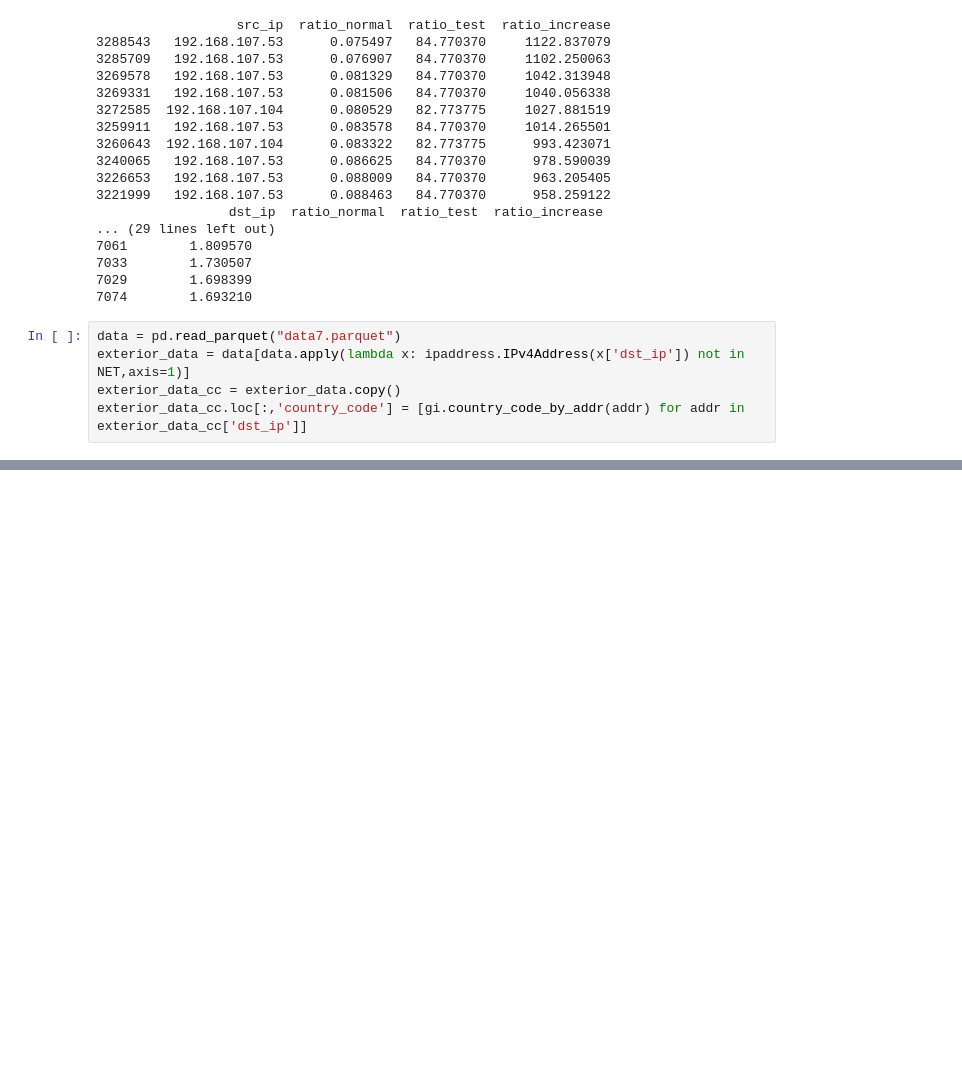
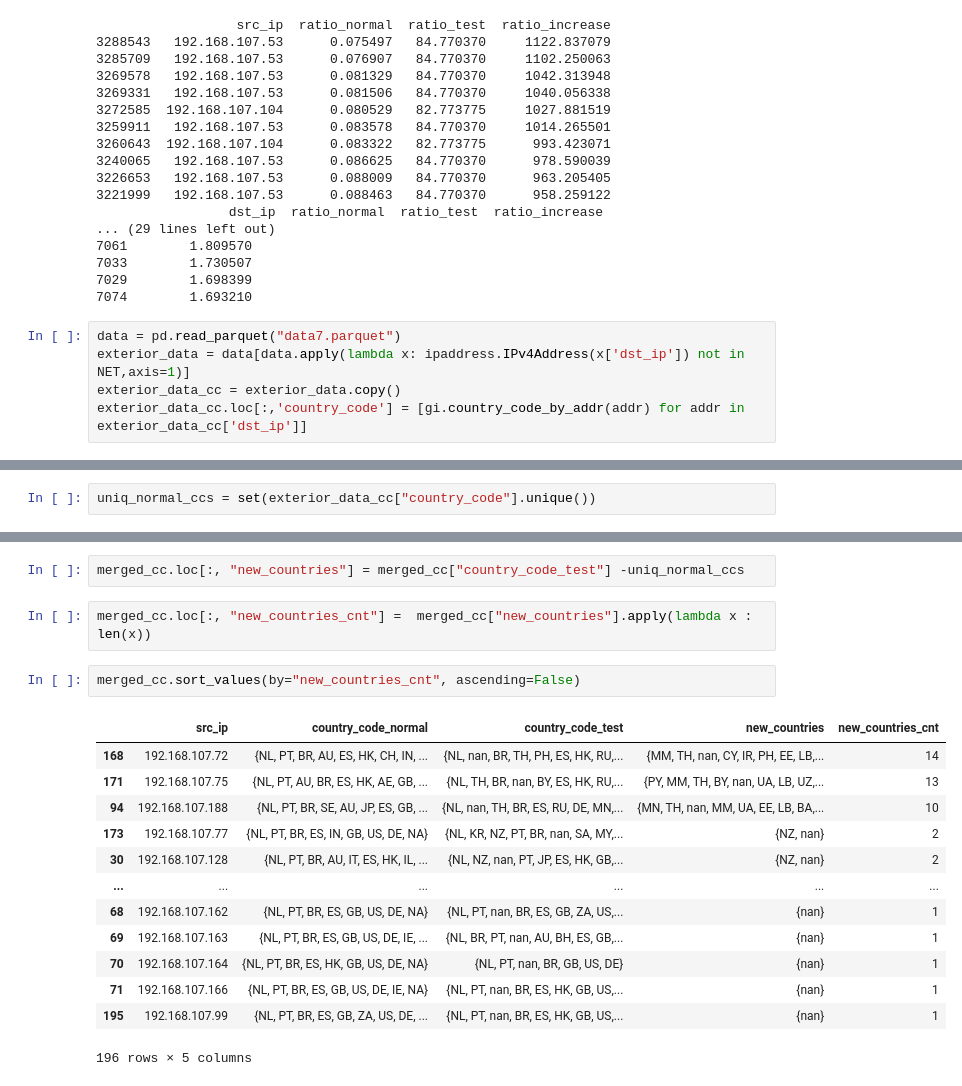
Before and after one commit to Pedro-Lopes-Frisson/srcp2, a Jupyter notebook: TestNormal.ipynb, the cells around one changed output, grey strips where cells are left out. Drawn from its saved outputs; the diff is of its cells as text; blank space fills up the shorter version.

```diff
--- a/TestNormal.ipynb
+++ b/TestNormal.ipynb
@@ -381 +382,3 @@ exterior_test_cc.groupby("src_ip")["country_code"].agg(set).reset_index()
 197 rows × 2 columns
+# %%
+uniq_normal_ccs = set(exterior_data_cc["country_code"].unique())
@@ -385,0 +396,20 @@ MemoryError: Unable to allocate 18.0 GiB for an array with shape (2417710686,) a
+# %%
+merged_cc.loc[:, "new_countries"] = merged_cc["country_code_test"] -uniq_normal_ccs
+# %%
+merged_cc.loc[:, "new_countries_cnt"] =  merged_cc["new_countries"].apply(lambda x : len(x))
+# %%
+merged_cc.sort_values(by="new_countries_cnt", ascending=False)
+# %% [output]
+|  | src_ip | country_code_normal | country_code_test | new_countries | new_countries_cnt |
+| 168 | 192.168.107.72 | {NL, PT, BR, AU, ES, HK, CH, IN, ... | {NL, nan, BR, TH, PH, ES, HK, RU,... | {MM, TH, nan, CY, IR, PH, EE, LB,... | 14 |
+| 171 | 192.168.107.75 | {NL, PT, AU, BR, ES, HK, AE, GB, ... | {NL, TH, BR, nan, BY, ES, HK, RU,... | {PY, MM, TH, BY, nan, UA, LB, UZ,... | 13 |
+| 94 | 192.168.107.188 | {NL, PT, BR, SE, AU, JP, ES, GB, ... | {NL, nan, TH, BR, ES, RU, DE, MN,... | {MN, TH, nan, MM, UA, EE, LB, BA,... | 10 |
+| 173 | 192.168.107.77 | {NL, PT, BR, ES, IN, GB, US, DE, NA} | {NL, KR, NZ, PT, BR, nan, SA, MY,... | {NZ, nan} | 2 |
+| 30 | 192.168.107.128 | {NL, PT, BR, AU, IT, ES, HK, IL, ... | {NL, NZ, nan, PT, JP, ES, HK, GB,... | {NZ, nan} | 2 |
+| ... | ... | ... | ... | ... | ... |
+| 68 | 192.168.107.162 | {NL, PT, BR, ES, GB, US, DE, NA} | {NL, PT, nan, BR, ES, GB, ZA, US,... | {nan} | 1 |
+| 69 | 192.168.107.163 | {NL, PT, BR, ES, GB, US, DE, IE, ... | {NL, BR, PT, nan, AU, BH, ES, GB,... | {nan} | 1 |
+| 70 | 192.168.107.164 | {NL, PT, BR, ES, HK, GB, US, DE, NA} | {NL, PT, nan, BR, GB, US, DE} | {nan} | 1 |
+| 71 | 192.168.107.166 | {NL, PT, BR, ES, GB, US, DE, IE, NA} | {NL, PT, nan, BR, ES, HK, GB, US,... | {nan} | 1 |
+| 195 | 192.168.107.99 | {NL, PT, BR, ES, GB, ZA, US, DE, ... | {NL, PT, nan, BR, ES, HK, GB, US,... | {nan} | 1 |
+196 rows × 5 columns
```
Also changed, not shown: parts of 10 cells of this notebook, 3 other files.
